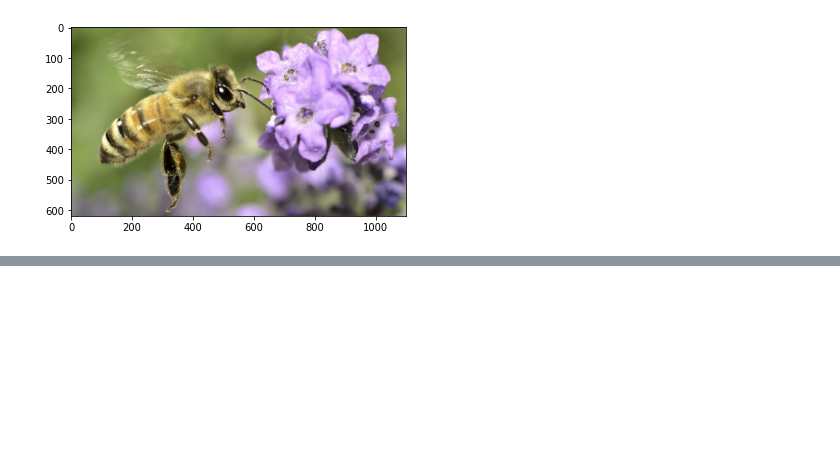
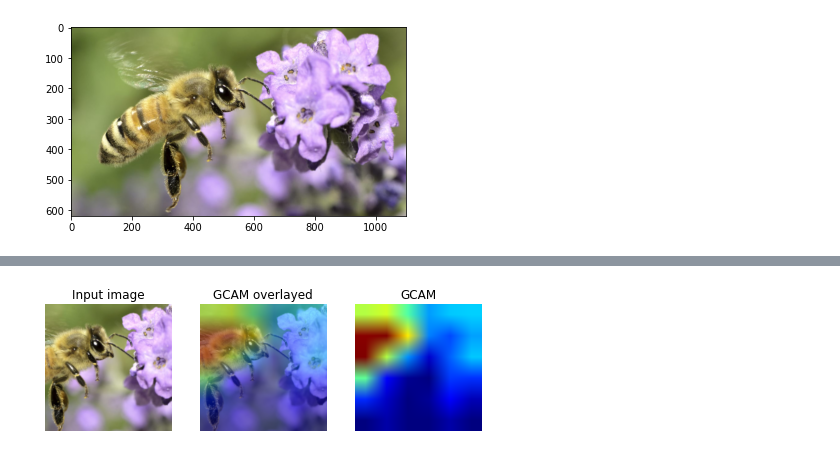
Before and after one commit to tsakailab/alpp, a Jupyter notebook: colab/alpp_model_cam.ipynb, the cells around one changed output, grey strips where cells are left out. Saved outputs shown, nothing was run; the diff lists cells and outputs as text; code cells hidden in the pictures; blank space fills up the shorter version.

```diff
--- a/colab/alpp_model_cam.ipynb
+++ b/colab/alpp_model_cam.ipynb
@@ -239,0 +261,35 @@ ants avg=-0.55,  bees avg=0.52,
+# %%
+#@title Grad-CAMを作成して表示します．
+from medcam import medcam
+
+# https://meclabtuda.github.io/M3d-Cam/medcam/medcam_inject.html#medcam.medcam_inject.inject
+model_gcam = medcam.inject(model, backend='gcam', label='best')# label=0
+_ = model_gcam(in_img.unsqueeze(0).to(device))
+gcam = model_gcam.get_attention_map()
+
+#cgcam = toColorImg(gcam[0][0],cm='bwr_r')#.transpose(2,0,1)
+from matplotlib.colors import Normalize as norm
+cgcam = toColorImg(gcam[0][0],cm='jet', norm=norm(vmin=gcam[:].min(), vmax=gcam[:].max()))
+
+# resize cam
+ccam_normalizer = transforms.Compose([
+        transforms.ToTensor(),
+        transforms.Normalize(mean=hparam['mean_color'], std=hparam['std_color']),
+        transforms.Resize(hparam['image_size'])#, interpolation=0),
+    ])
+cgcam = ccam_normalizer(cgcam)
+
+# overlay cam on input
+alpha = 0.5
+gcam_image = in_img*alpha + cgcam*(1-alpha)
+
+# display input and CAM images
+import matplotlib.cm as cm
+plotImages([in_img, gcam_image, cgcam], ["Input image", "GCAM overlayed", "GCAM"], mag=2.2, mean=hparam['mean_color'], std=hparam['std_color'])
+
+#model_gcam = medcam.inject(model, save_maps=True, output_dir='attention_maps', backend='gcam', label='best')# label=0
+#_ = model_gcam(in_img.unsqueeze(0).to(device))
+#from IPython.display import Image
+#Image('/content/attention_maps/features/attention_map_0_0_0.png')
+# %% [output]
+[figure, added]
```
Also changed, not shown: parts of 8 cells of this notebook.
